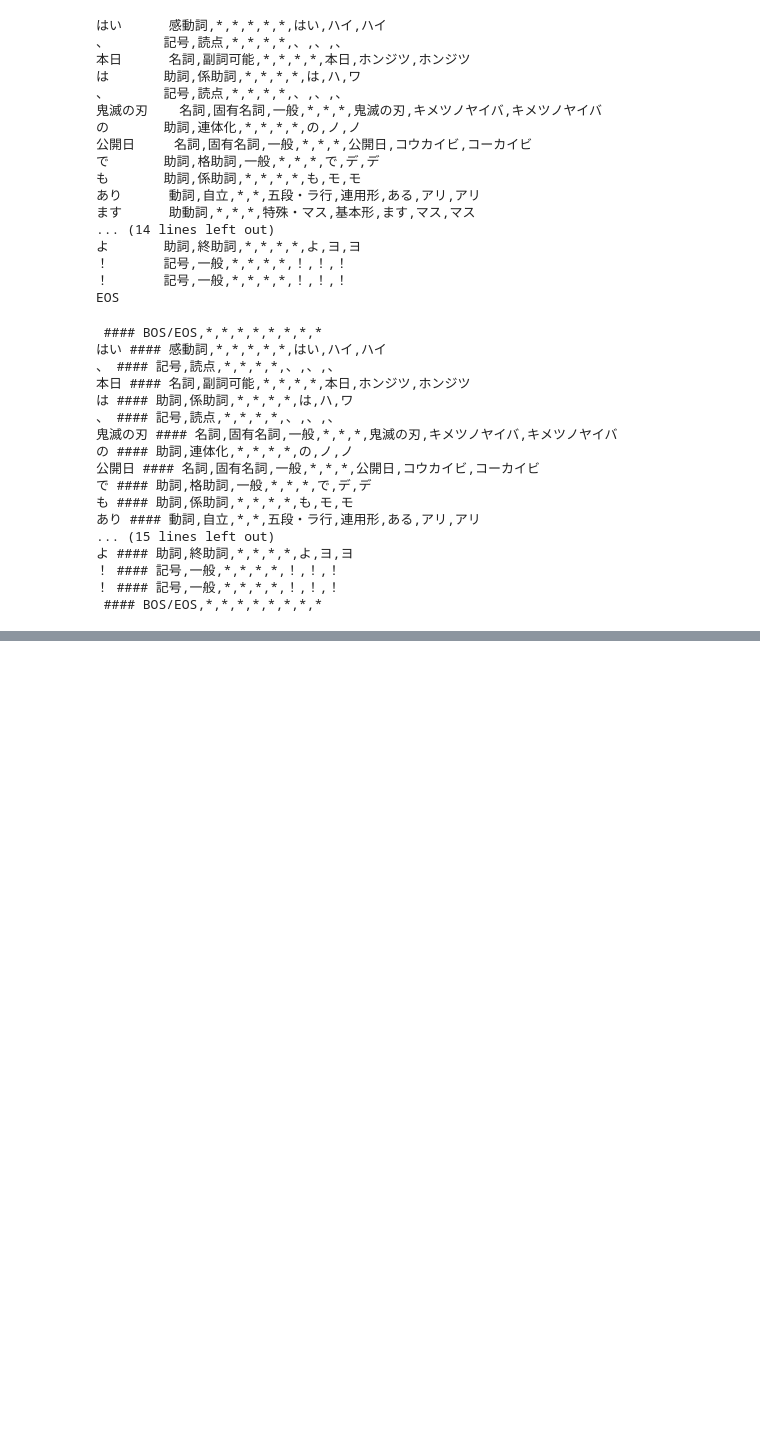
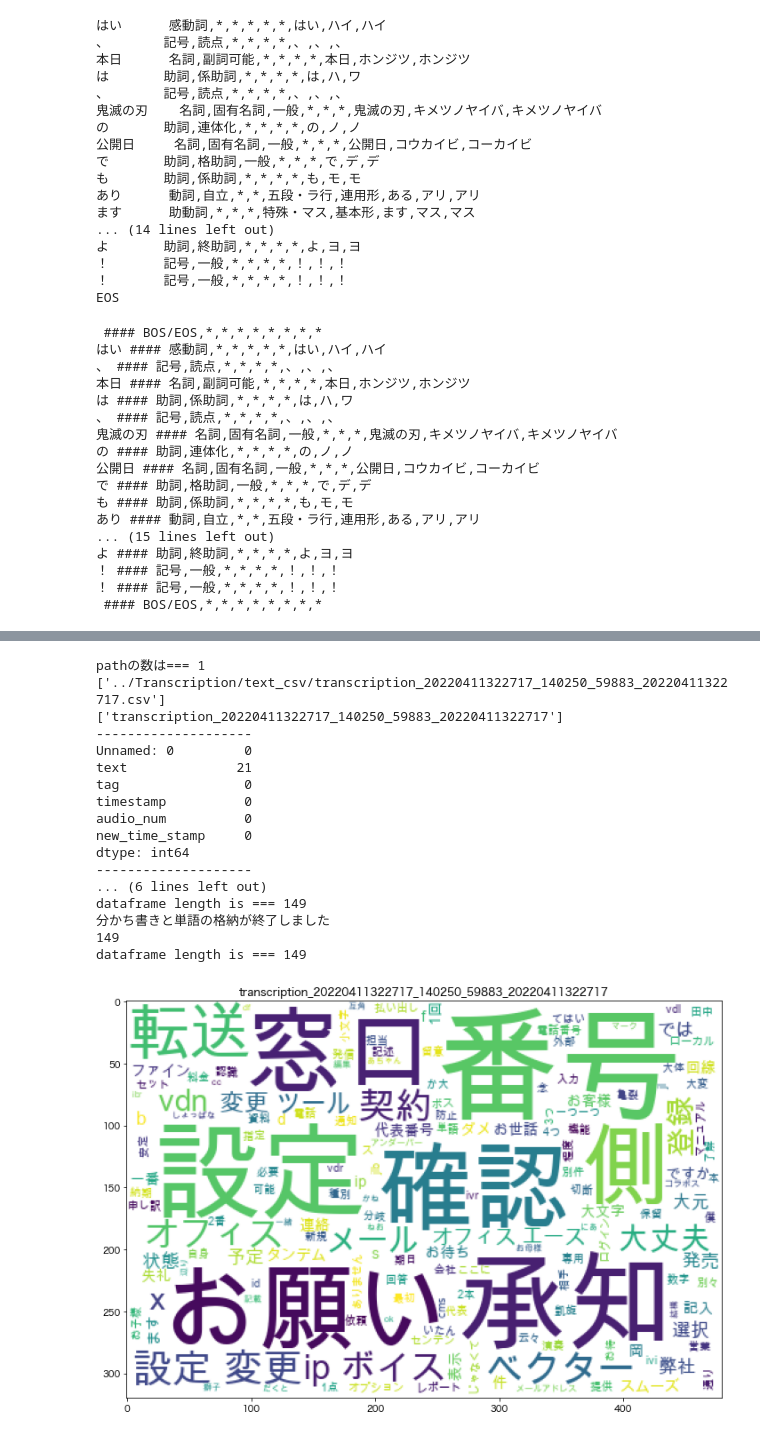
Before and after one commit to Apoaporon/training_python, a Jupyter notebook: Transcription/Textmining.ipynb, the cells around one changed output, grey strips where cells are left out. Drawn from its saved outputs; the diff is of its cells as text; code cells hidden in the pictures; blank space fills up the shorter version.

```diff
--- a/Transcription/Textmining.ipynb
+++ b/Transcription/Textmining.ipynb
@@ -273,26 +273,23 @@ def total_or_separate(dataframe, which_play):
 # %%
 # 品詞分類〜ワードクラウドの可視化をまとめて関数化（全体用と個人用で少し動作を変更するため）
 def separation_to_create_cloud(dataframe, name):
-        word_list = word_separation_sentence_getter(dataframe) # テキストを品詞分類して、返す（名詞、動詞、形容詞）
-        print(len(word_list))
-        dataframe = append_dataframe(dataframe, word_list) # データフレームに品詞列を結合させる
 
-        part_word = choose_part_of_speech(dataframe, '名詞') # ワードクラウドで書き起こしたい品詞の列をリストとして取得してくる
-        # 現状はここで品詞を指定
-        part_word = join_list_str(part_word)
+    part_word = choose_part_of_speech(dataframe, '名詞') # ワードクラウドで書き起こしたい品詞の列をリストとして取得してくる
+    # 現状はここで品詞を指定
+    part_word = join_list_str(part_word)
 
-        part_word = drop_stop_words(part_word, create_stop_words()) # ストップワードを除外する
+    part_word = drop_stop_words(part_word, create_stop_words()) # ストップワードを除外する
 
-        count_df = count_word(part_word) #ここで単語のカウントを実施する(word : countの状態で記録している)
-        # check_dataframe_element(count_df) # count_dfが確認したい時に実行してください
+    count_df = count_word(part_word) #ここで単語のカウントを実施する(word : countの状態で記録している)
+    # check_dataframe_element(count_df) # count_dfが確認したい時に実行してください
 
-        part_word = join_list_str(part_word) # word_cloudに食べさせても問題のない形に整形する
-        create_word_cloud(part_word, name)
+    part_word = join_list_str(part_word) # word_cloudに食べさせても問題のない形に整形する
+    create_word_cloud(part_word, name)
 
-        # create_plotly_bar_plot(count_df) # plotlyによる可視化
+    # create_plotly_bar_plot(count_df) # plotlyによる可視化
 
-        count_df = count_df[count_df['count'] >= 3] # 全て可視化すると単語が潰れてしまうため出現数が3回以上の単語に限定
-        create_seaborn_bar_chart(count_df, 'green') # seabornによる可視化
+    count_df = count_df[count_df['count'] >= 3] # 全て可視化すると単語が潰れてしまうため出現数が3回以上の単語に限定
+    create_seaborn_bar_chart(count_df, 'green') # seabornによる可視化
 # %%
 # 文字起こししたcsvファイルをもとにワードクラウドを作成して、ローカルに保存するところまでを関数化
 def main():
@@ -303,19 +300,29 @@ def main():
     name_path = '../Transcription/text_csv/'
     csv_path = csv_file_path_getter(folder_path)
     csv_name = csv_name_getter(name_path)
+    csv_name = list(filter(None, csv_name))
+    print(csv_path)
     print(csv_name)
     # 練習用
-    test_folder_path  = ['../Transcription/text_csv/transcription_ステレオaudio.csv']
-    test_csv_path = ['練習']
+    # test_folder_path  = ['../Transcription/text_csv/transcription_ステレオaudio.csv']
+    # test_csv_path = ['練習']
 
-    for path, save_name in zip(test_folder_path, test_csv_path):
+    for path, save_name in zip(csv_path, csv_name):
+
         separate = False # Trueなら別々で実行　Falseならまとめて実行
+
+
         df = create_data_frame(path) # データフレームをある程度整形した状態で作成
+        word_list = word_separation_sentence_getter(df) # テキストを品詞分類して、返す（名詞、動詞、形容詞）
+        print(len(word_list))
+        df = append_dataframe(df, word_list) # データフレームに品詞列を結合させる
         print('dataframe length is ===', len(df))
 
-        df = total_or_separate(df, separate)
+        df = total_or_separate(df, separate) # 複数人に分割 or 全員まとめて
         if separate:
             for mem_df in df:
                 separation_to_create_cloud(mem_df, save_name)
         else:
             separation_to_create_cloud(df, save_name)
+
+        return df
@@ -344,0 +329,21 @@ Creating an ndarray from ragged nested sequences (which is a list-or-tuple of li
+# %%
+dff = main()
+# %% [output]
+pathの数は=== 1
+['../Transcription/text_csv/transcription_20220411322717_140250_59883_20220411322717.csv']
+['transcription_20220411322717_140250_59883_20220411322717']
+--------------------
+Unnamed: 0         0
+text              21
+tag                0
+timestamp          0
+audio_num          0
+new_time_stamp     0
+dtype: int64
+--------------------
+... (6 lines left out)
+dataframe length is === 149
+分かち書きと単語の格納が終了しました
+149
+dataframe length is === 149
+[figure, added]
```
Also changed, not shown: parts of 7 cells of this notebook.
